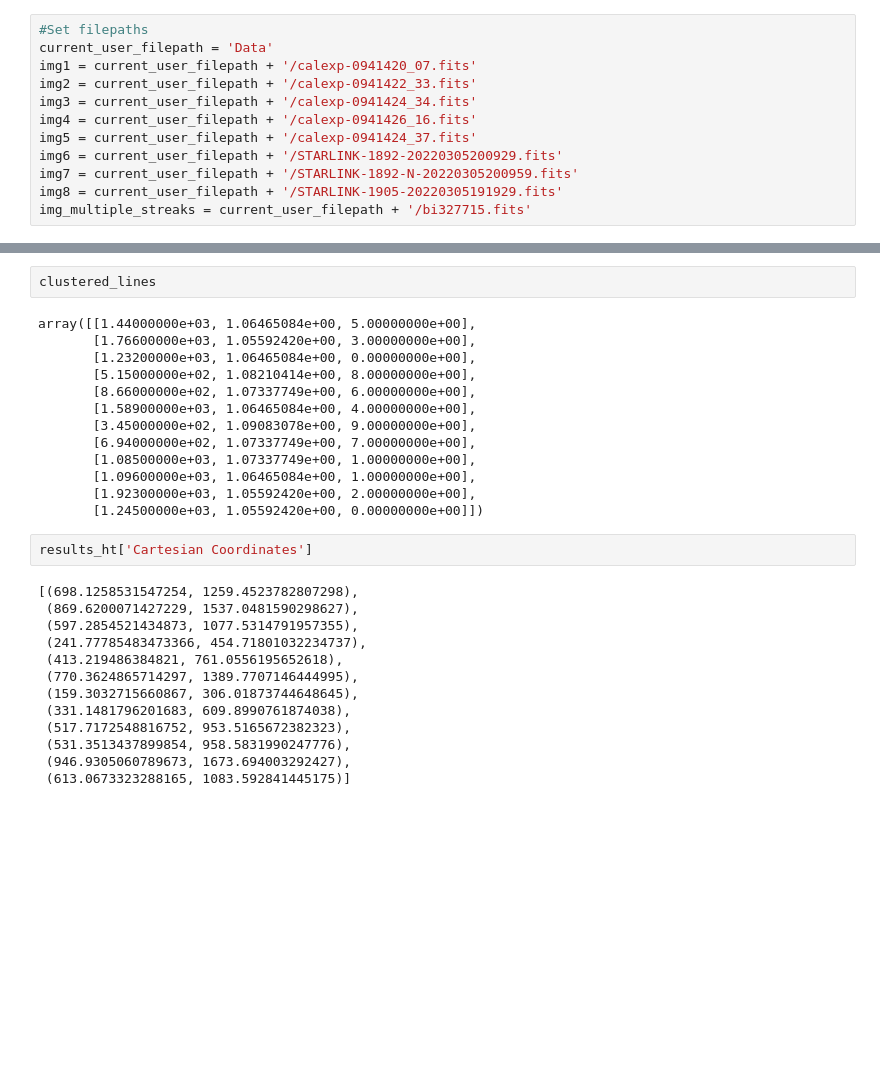
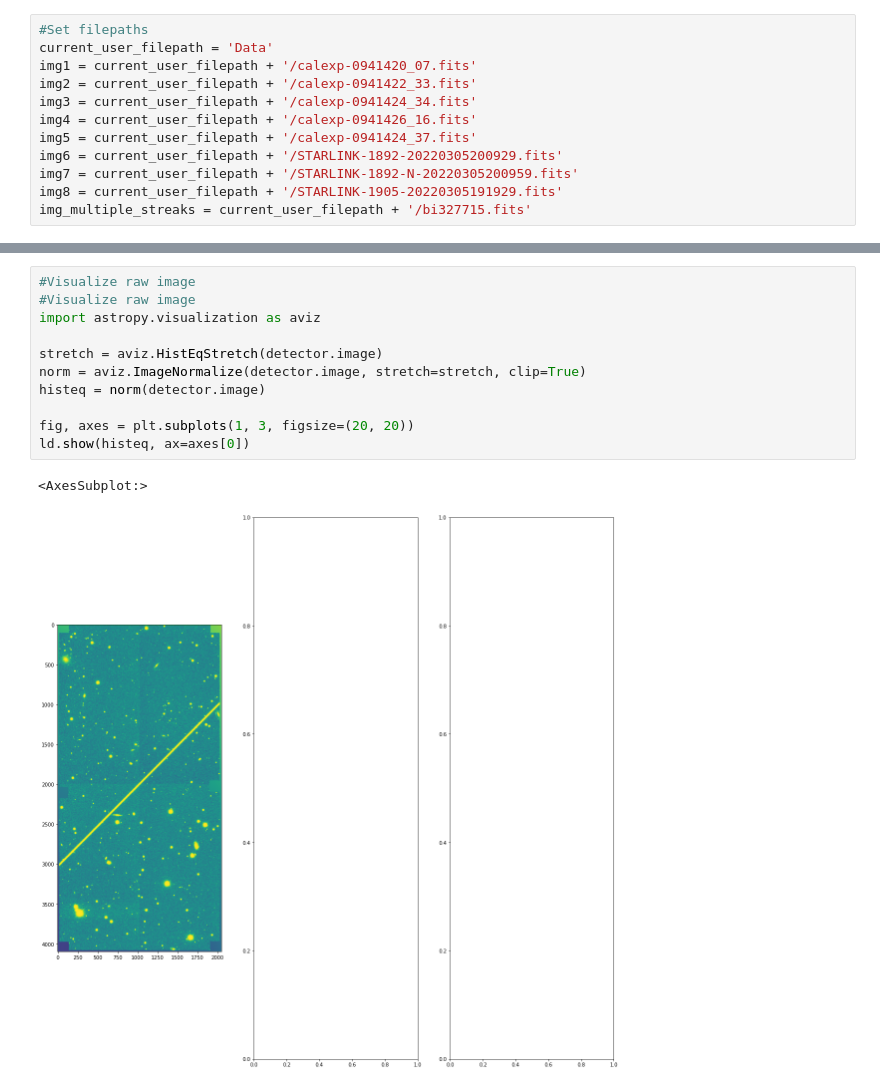
Before and after one commit to uwescience/satmetrics, a Jupyter notebook: presentation_plots.ipynb, the cells around one changed output, grey strips where cells are left out. Drawn from its saved outputs; the diff is of its cells as text; blank space fills up the shorter version.

```diff
--- a/presentation_plots.ipynb
+++ b/presentation_plots.ipynb
@@ -71,30 +71,14 @@ for i in range(len(cart_coords)):
-# %%
-clustered_lines
-# %% [output]
-array([[1.44000000e+03, 1.06465084e+00, 5.00000000e+00],
-       [1.76600000e+03, 1.05592420e+00, 3.00000000e+00],
-       [1.23200000e+03, 1.06465084e+00, 0.00000000e+00],
-       [5.15000000e+02, 1.08210414e+00, 8.00000000e+00],
-       [8.66000000e+02, 1.07337749e+00, 6.00000000e+00],
-       [1.58900000e+03, 1.06465084e+00, 4.00000000e+00],
-       [3.45000000e+02, 1.09083078e+00, 9.00000000e+00],
-       [6.94000000e+02, 1.07337749e+00, 7.00000000e+00],
-       [1.08500000e+03, 1.07337749e+00, 1.00000000e+00],
-       [1.09600000e+03, 1.06465084e+00, 1.00000000e+00],
-       [1.92300000e+03, 1.05592420e+00, 2.00000000e+00],
-       [1.24500000e+03, 1.05592420e+00, 0.00000000e+00]])
-# %%
-results_ht['Cartesian Coordinates']
-# %% [output]
-[(698.1258531547254, 1259.4523782807298),
- (869.6200071427229, 1537.0481590298627),
- (597.2854521434873, 1077.5314791957355),
- (241.77785483473366, 454.71801032234737),
- (413.219486384821, 761.0556195652618),
- (770.3624865714297, 1389.7707146444995),
- (159.3032715660867, 306.01873744648645),
- (331.1481796201683, 609.8990761874038),
- (517.7172548816752, 953.5165672382323),
- (531.3513437899854, 958.5831990247776),
- (946.9305060789673, 1673.694003292427),
- (613.0673323288165, 1083.592841445175)]
+# %%
+#Visualize raw image
+#Visualize raw image
+import astropy.visualization as aviz
+
+stretch = aviz.HistEqStretch(detector.image)
+norm = aviz.ImageNormalize(detector.image, stretch=stretch, clip=True)
+histeq = norm(detector.image)
+
+fig, axes = plt.subplots(1, 3, figsize=(20, 20))
+ld.show(histeq, ax=axes[0])
+# %% [output]
+<AxesSubplot:>
+[figure, added]
```
Also changed, not shown: parts of 5 cells of this notebook.
